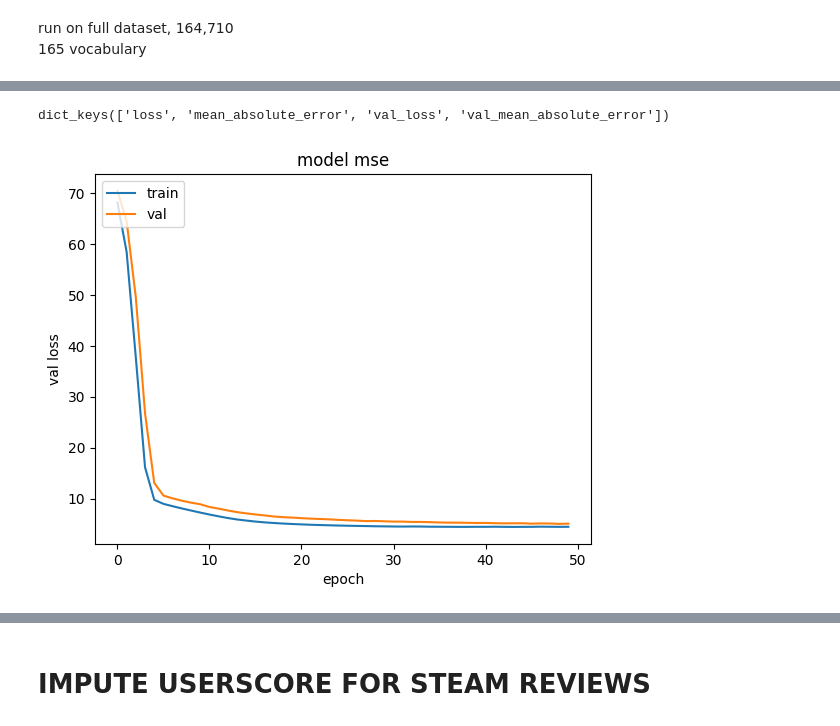
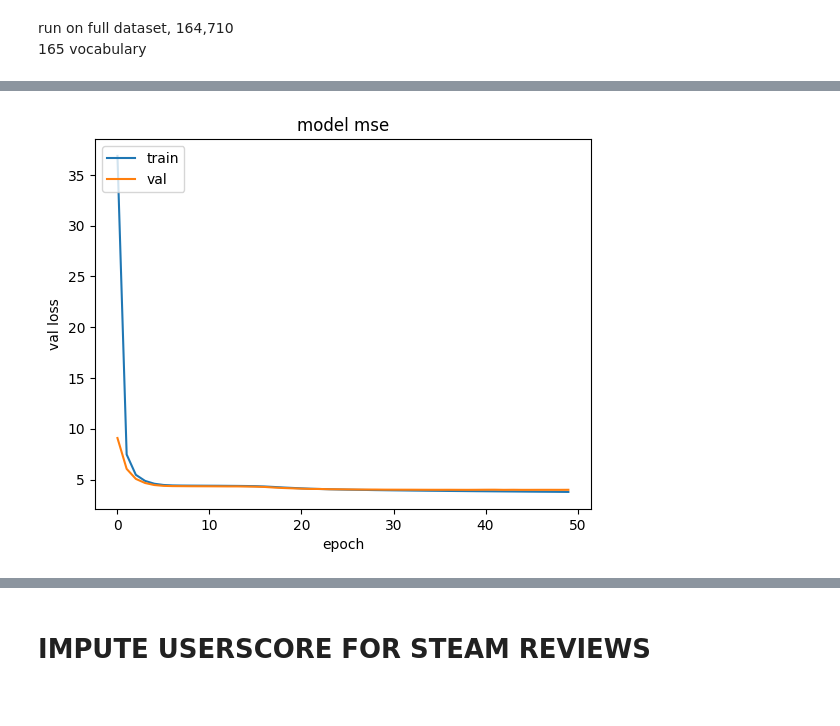
Before and after one commit to vivyhasadream/Game_Recommender_System_W_Sentimental_Analyzer, a Jupyter notebook: 3_Modelling_Metacritic_NLP_tensorflow.ipynb, the cells around one changed output, grey strips where cells are left out. Cells and saved outputs as stored; diff of their text form; code cells hidden in the pictures.

Commit message:
update TF and XBG models

```diff
--- a/3_Modelling_Metacritic_NLP_tensorflow.ipynb
+++ b/3_Modelling_Metacritic_NLP_tensorflow.ipynb
@@ -223,17 +240,17 @@ bow_400_tr.shape, bow_400_te.shape
 callback = tf.keras.callbacks.EarlyStopping(monitor='loss', min_delta = 1e-6, verbose = 1, patience=5)
 
 model_3 = Sequential()
-model_3.add(Dense(64, activation='relu', input_shape=(400,)))
+model_3.add(Dense(64, activation='relu', input_shape=(200,)))
 model_3.add(Dense(30, activation='relu'))
 model_3.add(Dense(1, activation='linear'))
 
-opt = Adam(learning_rate=0.001, beta_1=0.9, beta_2=0.999, epsilon=1e-07)
+opt = Adam(learning_rate=0.0003, beta_1=0.9, beta_2=0.999, epsilon=1e-07)
 
 model_3.compile(loss = "mean_squared_error", optimizer=opt, metrics=['mean_absolute_error'])
 # %%
 start = time.time()
 
-results_3 = model_3.fit(bow_400_tr, y_train, validation_split = 0.2, epochs=5, batch_size=1, callbacks=[callback])
+results_3 = model_3.fit(bow_200_tr, y_train, validation_split = 0.2, epochs=50, batch_size=512, callbacks=[callback])
 
 end = time.time()
 print(f'{end-start} secs slipped...')
@@ -277,15 +275,10 @@ Epoch 50/50
-# %%
-history_dict = results_2.history
-history_dict.keys()
-# %% [output]
-dict_keys(['loss', 'mean_absolute_error', 'val_loss', 'val_mean_absolute_error'])
 # %%
-plt.plot(results_2.history['val_loss'])
-plt.plot(results_2.history['loss'])
+plt.plot(results_3.history['loss'])
+plt.plot(results_3.history['val_loss'])
 plt.title('model mse')
 plt.ylabel('val loss')
 plt.xlabel('epoch')
 plt.legend(['train', 'val'], loc='upper left')
 plt.show()
 # %% [output]
-[figure, old version]
+[figure, new version]
```
Also changed, not shown: parts of 30 cells of this notebook, 1 other file.
